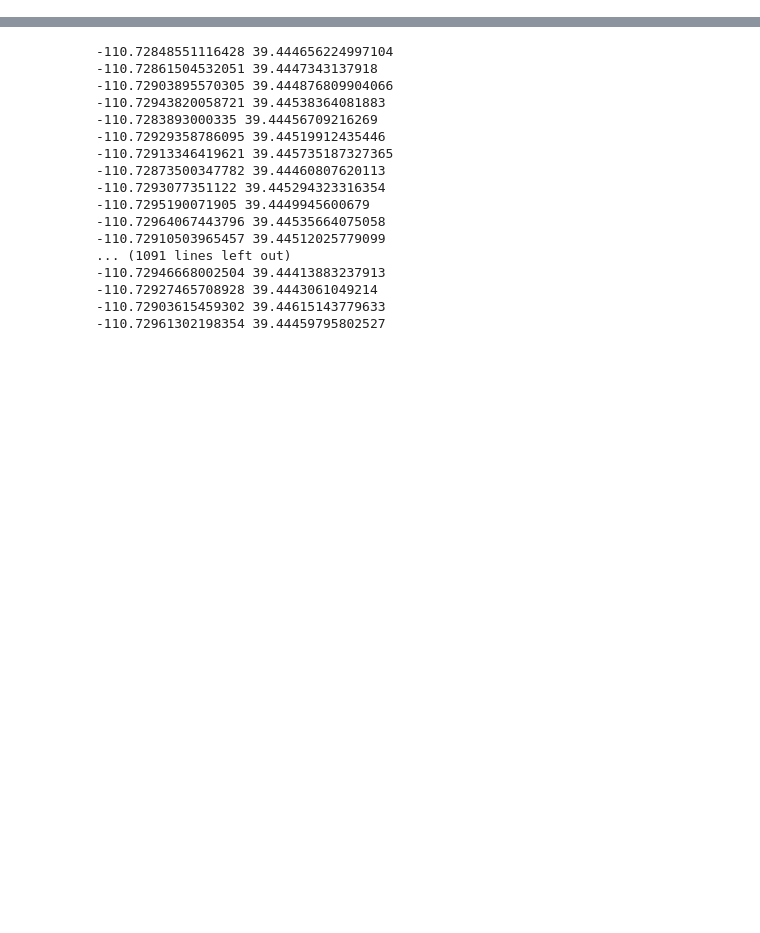
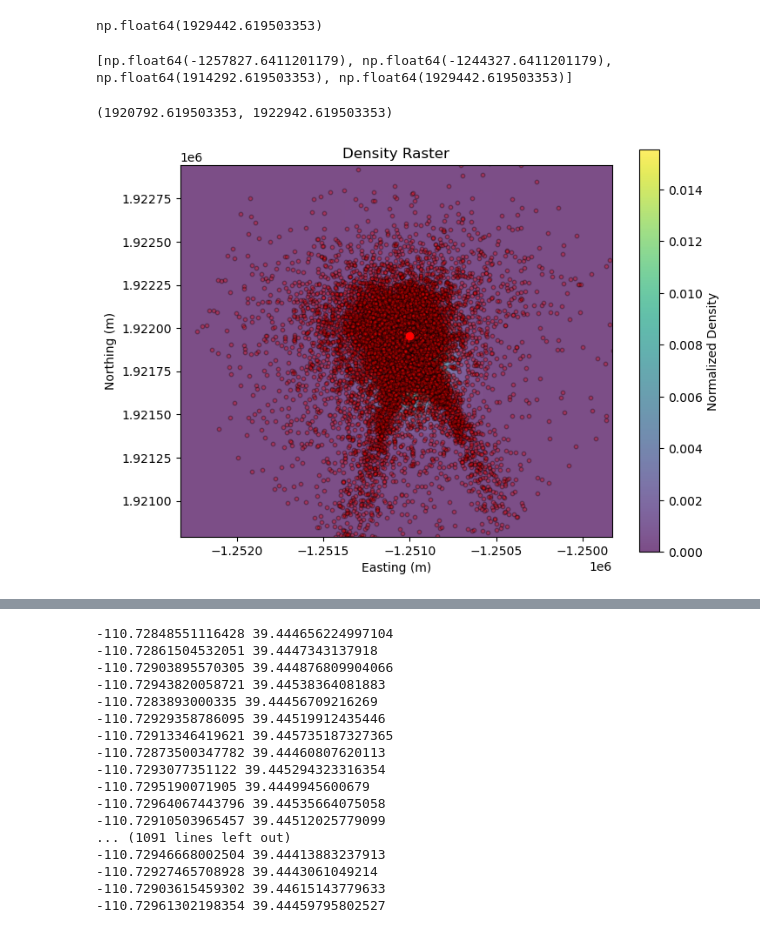
Before and after one commit to utah-geological-survey/MicroMet, a Jupyter notebook: Notebooks/Footprints/row_footprint.ipynb, the cells around one changed output, grey strips where cells are left out. Drawn from its saved outputs; the diff is of its cells as text; code cells hidden in the pictures; blank space fills up the shorter version.

```diff
--- a/Notebooks/Footprints/row_footprint.ipynb
+++ b/Notebooks/Footprints/row_footprint.ipynb
@@ -93,0 +371,45 @@ daily_pnts_geo = gpd.GeoDataFrame(daily_pnts, geometry=daily_pnts.geometry)
+# %%
+xmin
+# %% [output]
+np.float64(1929442.619503353)
+# %%
+from scipy.stats import gaussian_kde
+import matplotlib.pyplot as plt
+
+data['geometry'] = gpd.points_from_xy(data['X_FETCH_55'],
+                                      data['Y_FETCH_55'])
+
+data_geo = gpd.GeoDataFrame(data, geometry=data.geometry, crs='EPSG:5070')
+data_geo = data_geo.dropna(subset=['geometry','ETimp','X_FETCH_55','Y_FETCH_55'],how='any')
+
+densitynorm = density / np.sum(density)
+
+# Get raster bounds
+xmin, ymax = transform.c, transform.f  # Top-left corner
+res = transform.a  # Cell size
+xmax = xmin + (density.shape[1] * res)
+ymin = ymax - (density.shape[0] * res)
+
+# Create the figure
+fig, ax = plt.subplots(figsize=(8, 6))
+
+# Plot the density raster
+extent = [xmin, xmax, ymin, ymax]  # (left, right, bottom, top)
+im = ax.imshow(densitynorm, extent=extent, origin="upper", cmap="viridis", alpha=0.7)
+data_geo.plot(ax=ax, color="red", markersize=10, alpha=0.3, edgecolor="black")
+print(extent)
+
+# Add colorbar and labels
+cbar = plt.colorbar(im, ax=ax, label="Normalized Density")
+ax.set_title("Density Raster")
+ax.set_xlabel("Easting (m)")
+ax.set_ylabel("Northing (m)")
+
+
+ax.scatter(station_x, station_y,color='red')
+plt.xlim(xmin+5500, xmax-5500)
+plt.ylim(ymin+6500, ymax-6500)
+# %% [output]
+[np.float64(-1257827.6411201179), np.float64(-1244327.6411201179), np.float64(1914292.619503353), np.float64(1929442.619503353)]
+(1920792.619503353, 1922942.619503353)
+[figure, added]
```
Also changed, not shown: parts of 29 cells of this notebook, 3 other files.
